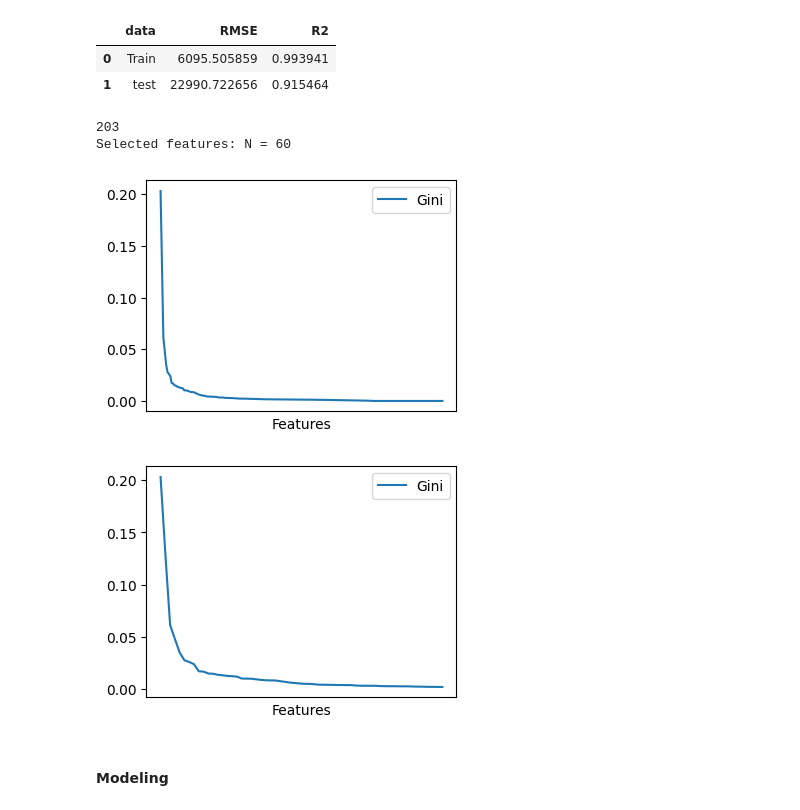
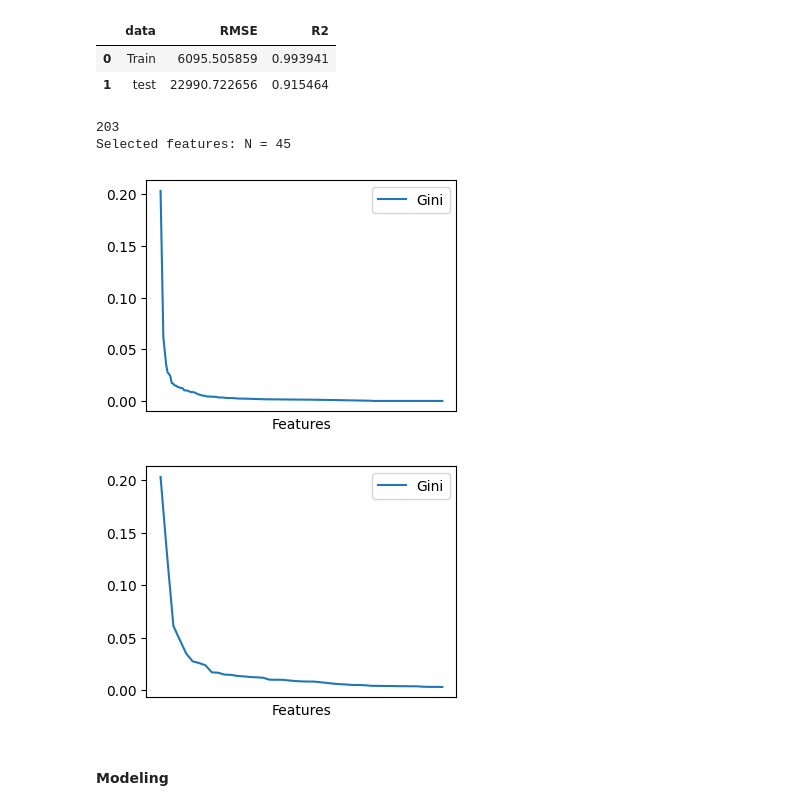
Before and after one commit to Papagiannopoulos/house-price-investigation, a Jupyter notebook: Programs/Manipulation EDA & Modeling.ipynb, the cells around one changed output. Drawn from its saved outputs; the diff is of its cells as text; code cells hidden in the pictures.

```diff
--- a/Programs/Manipulation EDA & Modeling.ipynb
+++ b/Programs/Manipulation EDA & Modeling.ipynb
@@ -415,15 +415,15 @@ metrics
 # %%
 importance = pd.DataFrame({'Features': xgb1.get_booster().feature_names, 'Gini':xgb1.feature_importances_}).sort_values(by = 'Gini', ascending=False)
 importance.plot(x = 'Features', y = 'Gini', figsize=(4, 3)).set_xticks([])
 print(importance.shape[0])
-keep = importance.head(60)#[importance.Gini > 0]
+keep = importance.head(45)#[importance.Gini > 0]
 keep.plot(x = 'Features', y = 'Gini', figsize=(4, 3)).set_xticks([])
 print(f'Selected features: N = {keep.shape[0]}')
 # %% [output]
 203
-Selected features: N = 60
+Selected features: N = 45
 [figure]
-[figure, old version]
+[figure, new version]
 # %% [markdown]
 #### Modeling
 # %%
```
Also changed, not shown: parts of 4 cells of this notebook, 3 other files.
